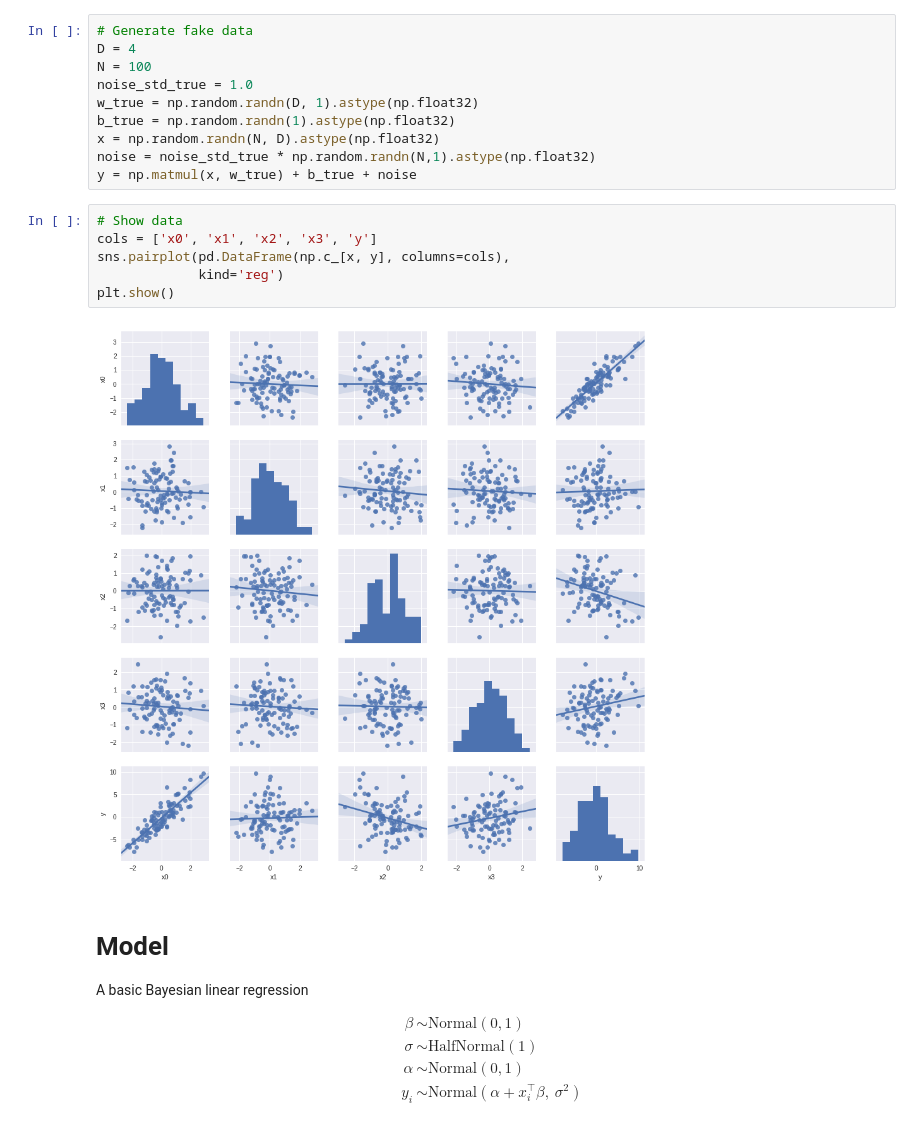
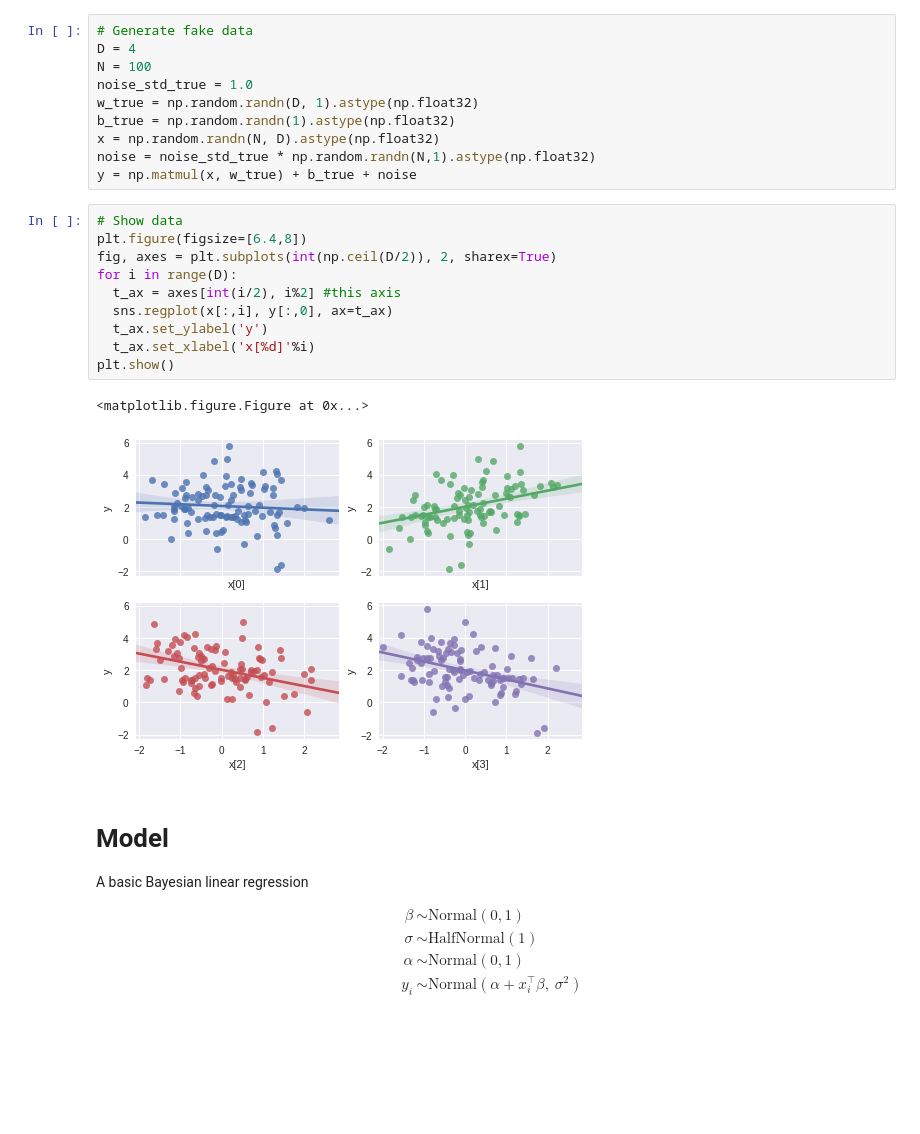
Before and after one commit to brendanhasz/tfp-bayesian-regression, a Jupyter notebook: TFP_Linear_Regression.ipynb, the cells around one changed output. Saved outputs shown, nothing was run; the diff lists cells and outputs as text; blank space fills up the shorter version.

```diff
--- a/TFP_Linear_Regression.ipynb
+++ b/TFP_Linear_Regression.ipynb
@@ -30,14 +30,19 @@ b_true = np.random.randn(1).astype(np.float32)
 x = np.random.randn(N, D).astype(np.float32)
 noise = noise_std_true * np.random.randn(N,1).astype(np.float32)
 y = np.matmul(x, w_true) + b_true + noise
-# %%
-# Show data
-cols = ['x0', 'x1', 'x2', 'x3', 'y']
-sns.pairplot(pd.DataFrame(np.c_[x, y], columns=cols),
-             kind='reg')
-plt.show()
-# %% [output]
-[figure, removed]
+# %%
+# Show data
+plt.figure(figsize=[6.4,8])
+fig, axes = plt.subplots(int(np.ceil(D/2)), 2, sharex=True)
+for i in range(D):
+  t_ax = axes[int(i/2), i%2] #this axis
+  sns.regplot(x[:,i], y[:,0], ax=t_ax)
+  t_ax.set_ylabel('y')
+  t_ax.set_xlabel('x[%d]'%i)
+plt.show()
+# %% [output]
+<matplotlib.figure.Figure at 0x...>
+[figure, added]
 # %% [markdown]
 # Model
 
```
Also changed, not shown: parts of 22 cells of this notebook.
